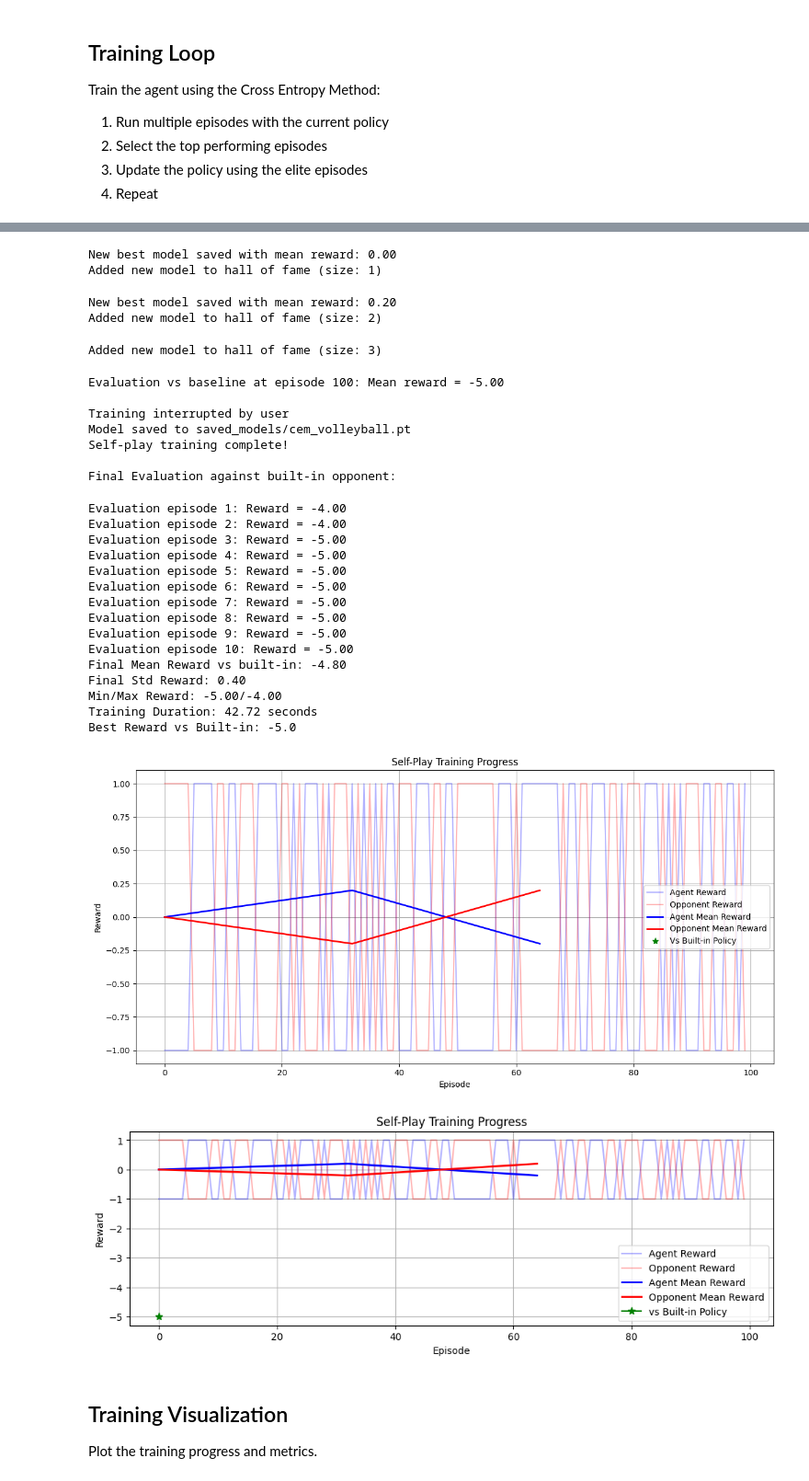
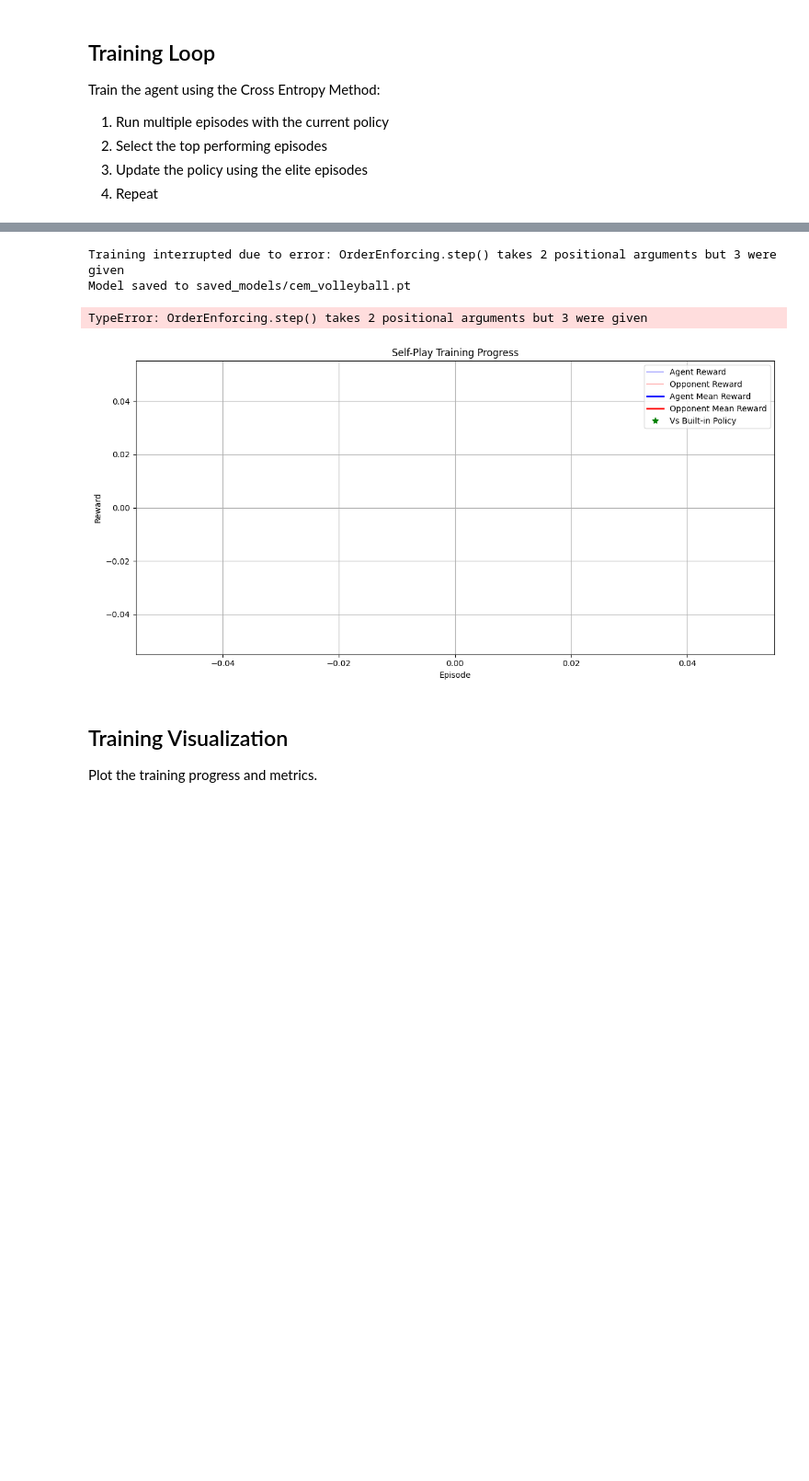
Before and after one commit to siakhorsand/188proj, a Jupyter notebook: SIA/volleyball_agent/train_volleyball.ipynb, the cells around one changed output, grey strips where cells are left out. Shown at 92% size. Saved outputs shown, nothing was run; the diff lists cells and outputs as text; code cells hidden in the pictures; blank space fills up the shorter version.

```diff
--- a/SIA/volleyball_agent/train_volleyball.ipynb
+++ b/SIA/volleyball_agent/train_volleyball.ipynb
@@ -2,6 +2,9 @@
 # Slime Volleyball Agent Training
 This notebook implements training for the Slime Volleyball environment using the Cross Entropy Method (CEM).
 # %%
+
+
+!pip install slimevolleygym
 import numpy as np
 import torch
 import matplotlib.pyplot as plt
@@ -15,23 +18,19 @@ from matplotlib import animation
 import gym
 import os
 
-# Monkey patch the gym registration function to handle duplicate registrations
-original_register = gym.envs.registration.register
+import slimevolleygym  # Directly import without patching
 
-def patched_register(id, **kwargs):
-    if id in gym.envs.registry.env_specs:
-        return
-    return original_register(id, **kwargs)
+# Create environment (check if it's registered first)
+env_id = 'SlimeVolley-v0'
 
-# Apply the patch
-gym.envs.registration.register = patched_register
+if env_id not in gym.envs.registry.env_specs:
+    gym.register(
+        id=env_id,
+        entry_point='slimevolleygym.slimevolley:SlimeVolleyEnv'
+    )
 
-# Now import slimevolleygym
-import slimevolleygym
+env = gym.make(env_id)
 
-# Create environment
-env = gym.make('SlimeVolley-v0')
-
-# Import our training modules
-from models.cem_model import CEMAgent
-from training.train_cem import train_cem
+# Import training modules
+from cem_model import CEMAgent
+from train_cem import train_cem
@@ -233,13 +247,13 @@ state_dim = env.observation_space.shape[0]
 action_dim = 3  # SlimeVolley has 3 binary actions: forward, backward, jump
 
 # Import the existing CEM agent
-from models.cem_model import CEMAgent
+from cem_model import CEMAgent
 
 # Create agent with improved hyperparameters
 agent = CEMAgent(
     state_dim=state_dim,
     action_dim=action_dim,
-    population_size=300,
+    population_size=500,
     elite_ratio=0.15,
     noise_std=0.75,          # Higher exploration noise
     learning_rate=0.015,
@@ -250,7 +264,7 @@ agent = CEMAgent(
 plt.close('all')
 
 # Import the self-play training function
-from training.train_cem import train_selfplay_cem
+from train_cem import train_selfplay_cem
 
 # Validate that we have a multiagent-compatible environment
 if not hasattr(env, 'multiagent') or not env.multiagent:
@@ -274,7 +288,7 @@ print("- The best performing agent will be saved for evaluation\n")
 metrics = train_selfplay_cem(
     env=env,
     agent=agent,
-    device=device,
+    #device=device,
     num_episodes=selfplay_hyperparameters['num_episodes'],
     batch_size=selfplay_hyperparameters['batch_size'],
     elite_frac=selfplay_hyperparameters['elite_frac'],
@@ -286,7 +300,7 @@ print("Self-play training complete!")
 
 # Final evaluation against built-in opponent
 print("\nFinal Evaluation against built-in opponent:")
-from training.train_cem import evaluate_agent
+from train_cem import evaluate_agent
 eval_metrics = evaluate_agent(env, agent, num_episodes=10, render=False)
 print(f"Final Mean Reward vs built-in: {eval_metrics['mean_reward']:.2f}")
 print(f"Final Std Reward: {eval_metrics['std_reward']:.2f}")
@@ -347,32 +363,7 @@ Starting self-play training:
-New best model saved with mean reward: 0.00
-Added new model to hall of fame (size: 1)
+Training interrupted due to error: OrderEnforcing.step() takes 2 positional arguments but 3 were given
+Model saved to saved_models/cem_volleyball.pt
-New best model saved with mean reward: 0.20
-Added new model to hall of fame (size: 2)
+TypeError: OrderEnforcing.step() takes 2 positional arguments but 3 were given
-Added new model to hall of fame (size: 3)
-Evaluation vs baseline at episode 100: Mean reward = -5.00
-
-Training interrupted by user
-Model saved to saved_models/cem_volleyball.pt
-Self-play training complete!
-
-Final Evaluation against built-in opponent:
-Evaluation episode 1: Reward = -4.00
-Evaluation episode 2: Reward = -4.00
-Evaluation episode 3: Reward = -5.00
-Evaluation episode 4: Reward = -5.00
-Evaluation episode 5: Reward = -5.00
-Evaluation episode 6: Reward = -5.00
-Evaluation episode 7: Reward = -5.00
-Evaluation episode 8: Reward = -5.00
-Evaluation episode 9: Reward = -5.00
-Evaluation episode 10: Reward = -5.00
-Final Mean Reward vs built-in: -4.80
-Final Std Reward: 0.40
-Min/Max Reward: -5.00/-4.00
-Training Duration: 42.72 seconds
-Best Reward vs Built-in: -5.0
-[figure, old version]
+[figure, new version]
-[figure, removed]
 # %% [markdown]
 ## Training Visualization
 Plot the training progress and metrics.
```
Also changed, not shown: parts of 19 cells of this notebook.
